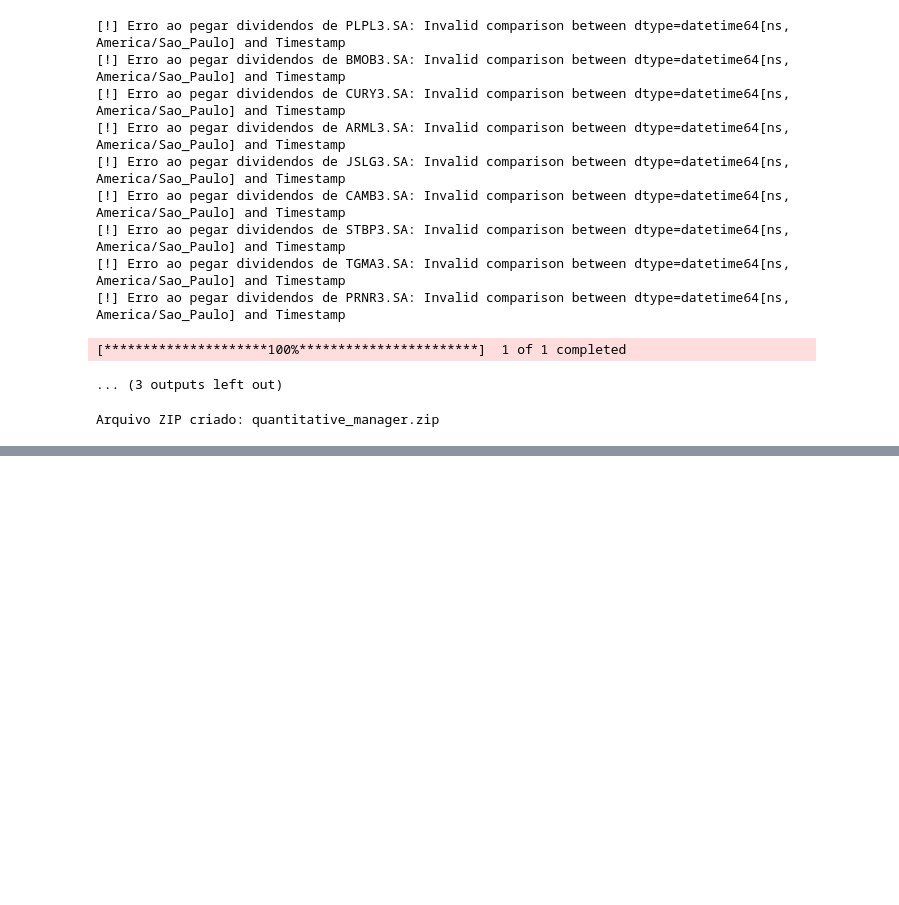
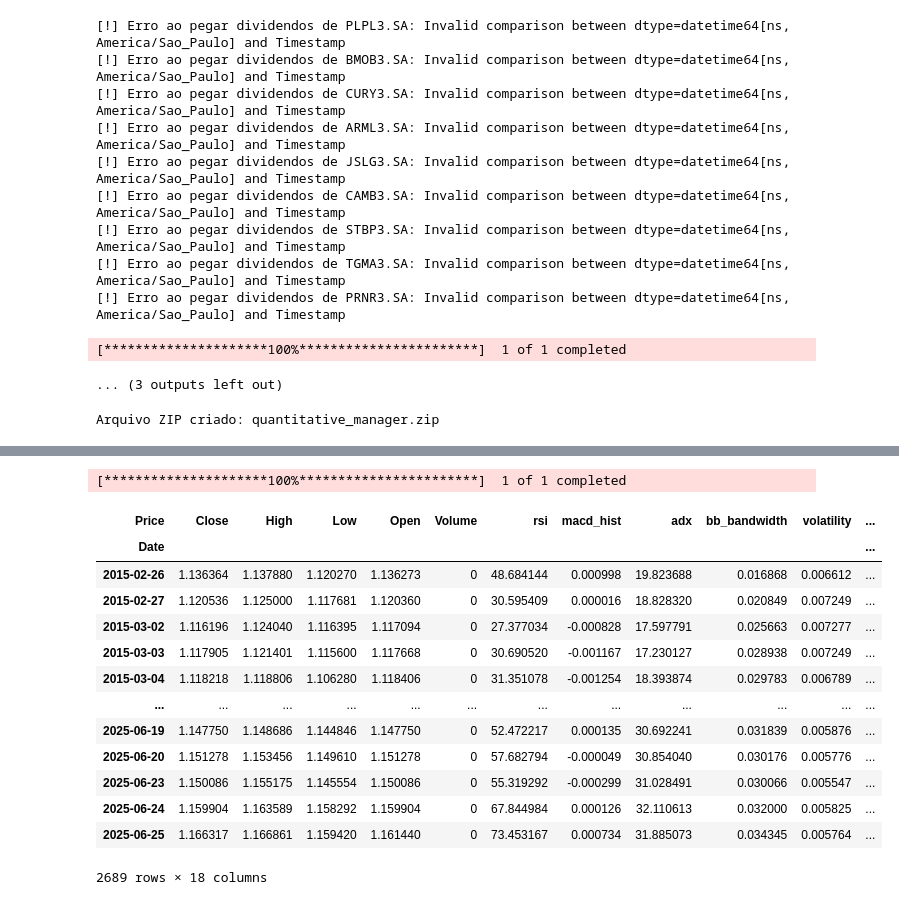
Before and after one commit to leandrocandida/CleanArch, a Jupyter notebook: Untitled11.ipynb, the cells around one changed output, grey strips where cells are left out. Saved outputs shown, nothing was run; the diff lists cells and outputs as text; code cells hidden in the pictures; blank space fills up the shorter version.

```diff
--- a/Untitled11.ipynb
+++ b/Untitled11.ipynb
@@ -1248,0 +1841,54 @@ Arquivo ZIP criado: quantitative_manager.zip
+# %%
+# --- Baixar e preparar dados ---
+ticker = 'EURUSD=X'
+horizon = 3
+
+df = yf.download(ticker, start='2015-01-01')
+df = df.xs((ticker),level="Ticker",axis=1)
+df['rsi'] = rsi(df['Close'])
+df['macd_hist'] = macd_hist(df['Close'])
+df['adx'] = adx(df)
+df['bb_bandwidth'] = bb_bandwidth(df['Close'])
+
+df["volatility"] = df['Close'].pct_change().rolling(window=20).std()
+df['volatility_lag_5'] = df['volatility'].shift(5)
+df['volatility_lag_20'] = df['volatility'].shift(20)
+
+df["return"] = df['Close'].pct_change(5)
+df['return_lag_5'] = df['return'].shift(5)
+df['return_lag_20'] = df['return'].shift(20)
+
+# Proporção do corpo do candle em relacão ao range do dia
+df["Prop"] = (df["Close"]-df["Open"])/(df["High"]-df["Low"])
+
+df.dropna(inplace=True)
+
+features_cluster = ['rsi', 'macd_hist', 'adx', 'volatility_lag_5','volatility_lag_20','return_lag_5','return_lag_20','Prop']
+kmeans = KMeans(n_clusters=3, random_state=42)
+df['market_regime'] = kmeans.fit_predict(df[features_cluster])
+
+
+
+df['target'] = (df['Close'].shift(-horizon) > df['Close']).astype(int)
+# Filtrando os valores missing
+df.replace([np.inf, -np.inf], np.nan, inplace = True)
+df = df.dropna(axis = 0)
+
+features = ['rsi', 'macd_hist', 'adx', 'market_regime','volatility_lag_5','volatility_lag_20','return_lag_5','return_lag_20','Prop']
+df
+# %% [output]
+[*********************100%***********************]  1 of 1 completed
+| Price | Close | High | Low | Open | Volume | rsi | macd_hist | adx | bb_bandwidth | volatility | ... |
+| Date |  |  |  |  |  |  |  |  |  |  | ... |
+| 2015-02-26 | 1.136364 | 1.137880 | 1.120270 | 1.136273 | 0 | 48.684144 | 0.000998 | 19.823688 | 0.016868 | 0.006612 | ... |
+| 2015-02-27 | 1.120536 | 1.125000 | 1.117681 | 1.120360 | 0 | 30.595409 | 0.000016 | 18.828320 | 0.020849 | 0.007249 | ... |
+| 2015-03-02 | 1.116196 | 1.124040 | 1.116395 | 1.117094 | 0 | 27.377034 | -0.000828 | 17.597791 | 0.025663 | 0.007277 | ... |
+| 2015-03-03 | 1.117905 | 1.121401 | 1.115600 | 1.117668 | 0 | 30.690520 | -0.001167 | 17.230127 | 0.028938 | 0.007249 | ... |
+| 2015-03-04 | 1.118218 | 1.118806 | 1.106280 | 1.118406 | 0 | 31.351078 | -0.001254 | 18.393874 | 0.029783 | 0.006789 | ... |
+| ... | ... | ... | ... | ... | ... | ... | ... | ... | ... | ... | ... |
+| 2025-06-19 | 1.147750 | 1.148686 | 1.144846 | 1.147750 | 0 | 52.472217 | 0.000135 | 30.692241 | 0.031839 | 0.005876 | ... |
+| 2025-06-20 | 1.151278 | 1.153456 | 1.149610 | 1.151278 | 0 | 57.682794 | -0.000049 | 30.854040 | 0.030176 | 0.005776 | ... |
+| 2025-06-23 | 1.150086 | 1.155175 | 1.145554 | 1.150086 | 0 | 55.319292 | -0.000299 | 31.028491 | 0.030066 | 0.005547 | ... |
+| 2025-06-24 | 1.159904 | 1.163589 | 1.158292 | 1.159904 | 0 | 67.844984 | 0.000126 | 32.110613 | 0.032000 | 0.005825 | ... |
+| 2025-06-25 | 1.166317 | 1.166861 | 1.159420 | 1.161440 | 0 | 73.453167 | 0.000734 | 31.885073 | 0.034345 | 0.005764 | ... |
+2689 rows × 18 columns
```
Also changed, not shown: parts of 17 cells of this notebook.
